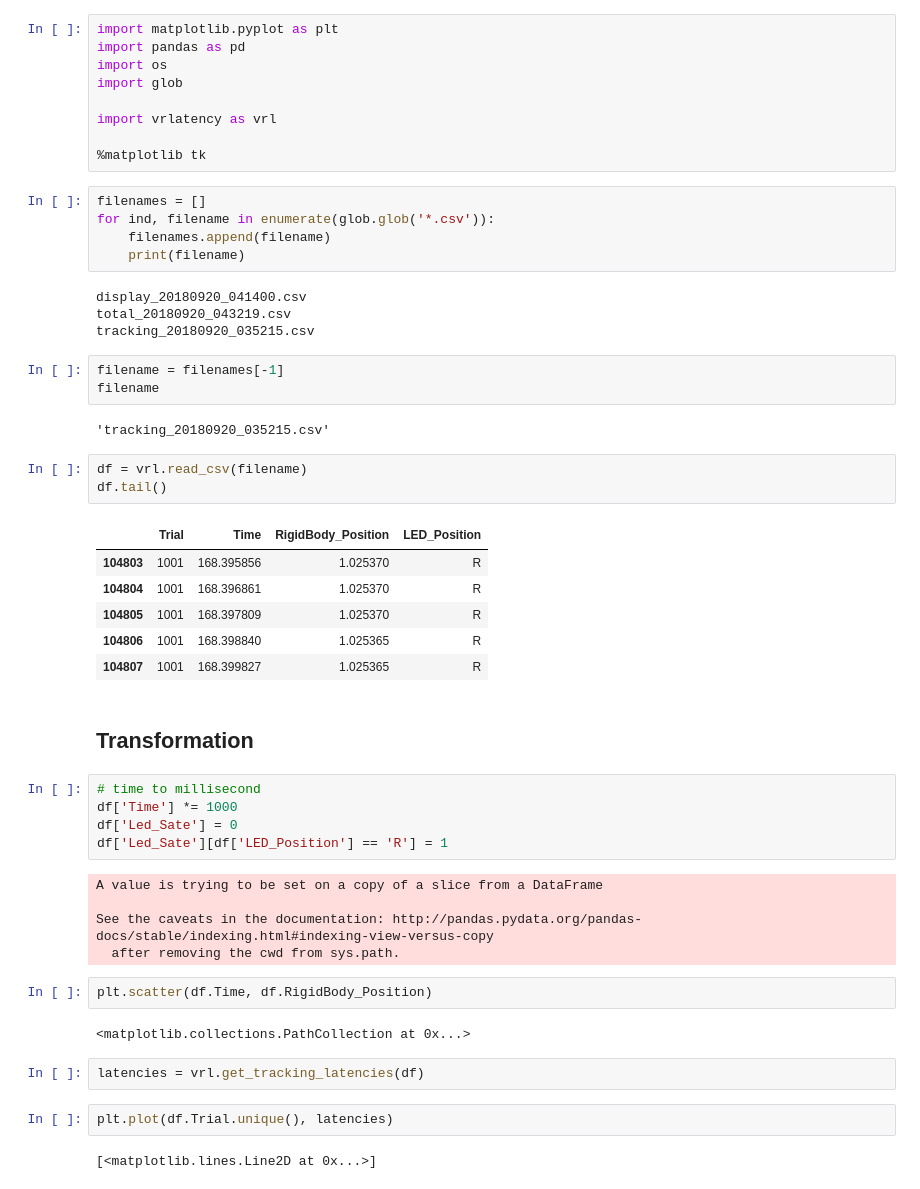
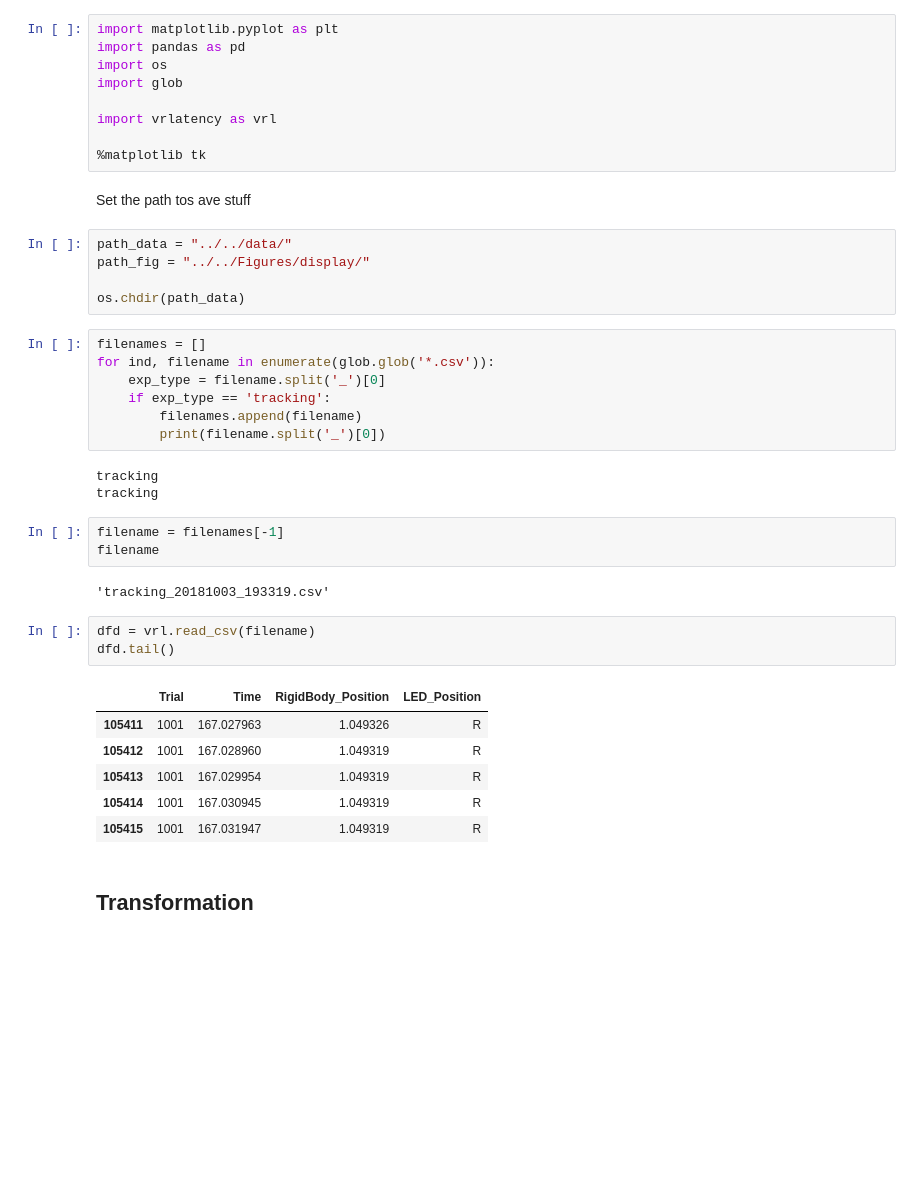
Before and after one commit to mohammadbashiri/vrlatency, a Jupyter notebook: notebooks/exploratory/Tracking.ipynb, the cells around one changed output. Drawn from its saved outputs; the diff is of its cells as text; blank space fills up the shorter version.

```diff
--- a/notebooks/exploratory/Tracking.ipynb
+++ b/notebooks/exploratory/Tracking.ipynb
@@ -7,49 +7,37 @@ import glob
 import vrlatency as vrl
 
 %matplotlib tk
+# %% [markdown]
+Set the path tos ave stuff
+# %%
+path_data = "../../data/"
+path_fig = "../../Figures/display/"
+
+os.chdir(path_data)
 # %%
 filenames = []
 for ind, filename in enumerate(glob.glob('*.csv')):
-    filenames.append(filename)
-    print(filename)
+    exp_type = filename.split('_')[0]
+    if exp_type == 'tracking':
+        filenames.append(filename)
+        print(filename.split('_')[0])
 # %% [output]
-display_20180920_041400.csv
-total_20180920_043219.csv
-tracking_20180920_035215.csv
+tracking
+tracking
 # %%
 filename = filenames[-1]
 filename
 # %% [output]
-'tracking_20180920_035215.csv'
+'tracking_20181003_193319.csv'
 # %%
-df = vrl.read_csv(filename)
-df.tail()
+dfd = vrl.read_csv(filename)
+dfd.tail()
 # %% [output]
 |  | Trial | Time | RigidBody_Position | LED_Position |
-| 104803 | 1001 | 168.395856 | 1.025370 | R |
-| 104804 | 1001 | 168.396861 | 1.025370 | R |
-| 104805 | 1001 | 168.397809 | 1.025370 | R |
-| 104806 | 1001 | 168.398840 | 1.025365 | R |
-| 104807 | 1001 | 168.399827 | 1.025365 | R |
+| 105411 | 1001 | 167.027963 | 1.049326 | R |
+| 105412 | 1001 | 167.028960 | 1.049319 | R |
+| 105413 | 1001 | 167.029954 | 1.049319 | R |
+| 105414 | 1001 | 167.030945 | 1.049319 | R |
+| 105415 | 1001 | 167.031947 | 1.049319 | R |
 # %% [markdown]
 ## Transformation
-# %%
-# time to millisecond
-df['Time'] *= 1000
-df['Led_Sate'] = 0
-df['Led_Sate'][df['LED_Position'] == 'R'] = 1
-# %% [output]
-A value is trying to be set on a copy of a slice from a DataFrame
-
-See the caveats in the documentation: http://pandas.pydata.org/pandas-docs/stable/indexing.html#indexing-view-versus-copy
-  after removing the cwd from sys.path.
-# %%
-plt.scatter(df.Time, df.RigidBody_Position)
-# %% [output]
-<matplotlib.collections.PathCollection at 0x...>
-# %%
-latencies = vrl.get_tracking_latencies(df)
-# %%
-plt.plot(df.Trial.unique(), latencies)
-# %% [output]
-[<matplotlib.lines.Line2D at 0x...>]
```
Also changed, not shown: parts of 8 cells of this notebook, 1 other file.
